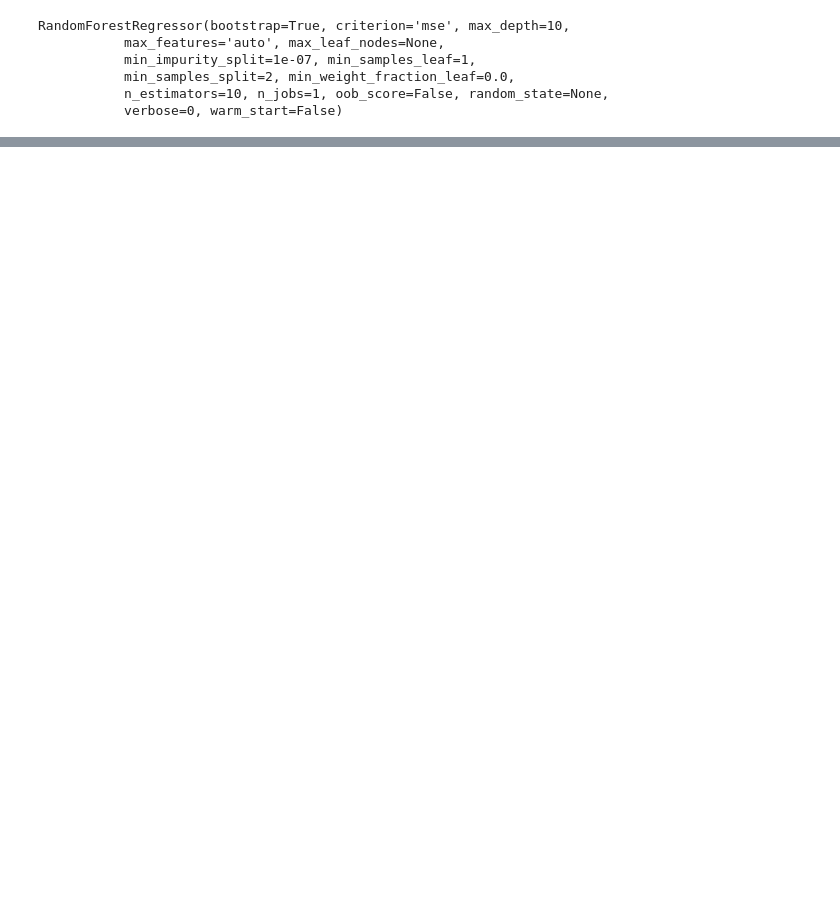
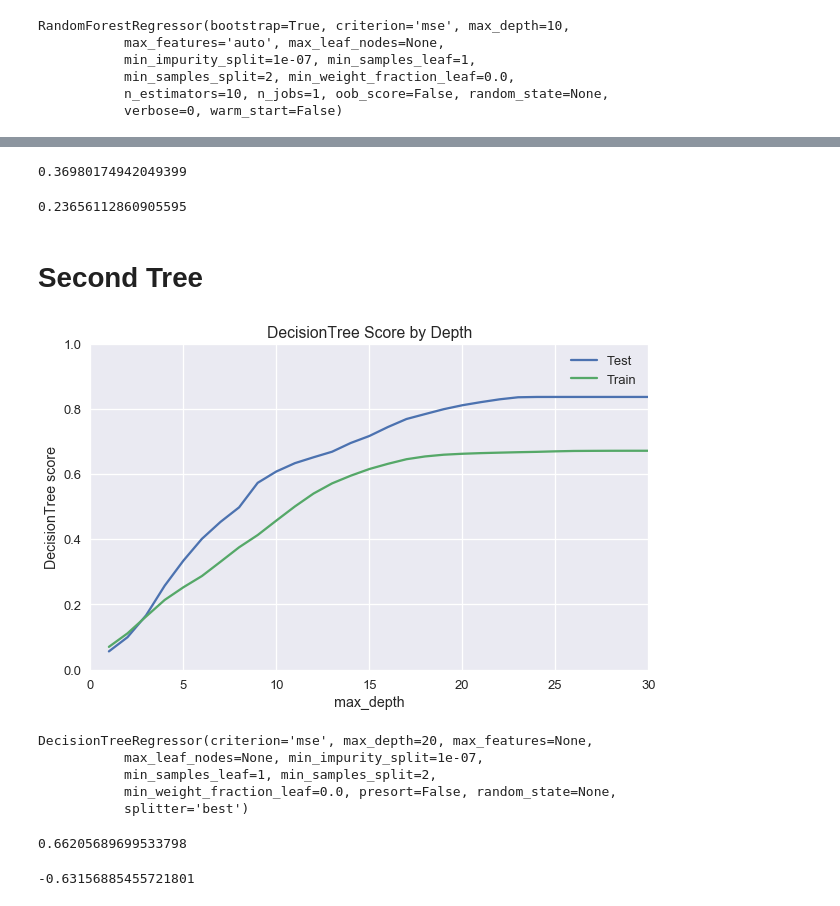
Before and after one commit to allanwdong/Infant-Mortality, a Jupyter notebook: Regression.ipynb, the cells around one changed output, grey strips where cells are left out. Saved outputs shown, nothing was run; the diff lists cells and outputs as text; code cells hidden in the pictures; blank space fills up the shorter version.

```diff
--- a/Regression.ipynb
+++ b/Regression.ipynb
@@ -591,0 +688,12 @@ Name: RandomForest, dtype: float64
+# %%
+df3_std1 = pd.concat([df3_std,
+                     df3_county,
+                     #df3_race,
+                     df3_gender,
+                     df3_year,
+                     df3_cty_industry,
+                     df3_cty_type], axis=1, join='inner')
+
+# df3_std1_filename = ref.Home + '/Final_df.csv'
+# df3_std1.to_csv(df3_std1_filename, index_label=False)
+df3_std1.shape
@@ -591,0 +702,8 @@ Name: RandomForest, dtype: float64
+# %%
+x_df3_full = df3_std1.drop('Death_ratio', axis=1)
+y_df3_full = df3_std1['Death_ratio']
+
+x_train_df3_full, x_test_df3_full, y_train_df3_full, y_test_df3_full = train_test_split(x_df3_full,
+                                                                                        y_df3_full,
+                                                                                        test_size=0.25,
+                                                                                        random_state=42)
@@ -591,0 +787,57 @@ Name: RandomForest, dtype: float64
+# %%
+ridge.score(df_x_df3_train_std, y_train_df3)
+# %% [output]
+0.36980174942049399
+# %%
+ridge.score(df_x_df3_test_std, y_test_df3)
+# %% [output]
+0.23656112860905595
+# %% [markdown]
+# Second Tree
+# %%
+dt_test_sc2 = []
+dt_train_sc2 = []
+
+for n in range(1,31):
+    DT_reg = DecisionTreeRegressor(max_depth=n)
+
+    train = DT_reg.fit(x_train_df3_full, y_train_df3_full).score(x_train_df3_full, y_train_df3_full)
+    dt_train_sc2.append(train)
+
+    test = DT_reg.fit(x_test_df3_full, y_test_df3_full).score(x_test_df3_full, y_test_df3_full)
+    dt_test_sc2.append(test)
+# %%
+plt.figure(figsize=(10,6))
+plt.ylim(0,1)
+plt.xlim(0,30)
+plt.legend()
+
+plt.plot(range(1,31), dt_test_sc2, label='Test')
+plt.plot(range(1,31), dt_train_sc2, label='Train')
+plt.title('DecisionTree Score by Depth')
+plt.legend()
+plt.xlabel('max_depth')
+plt.ylabel('DecisionTree score')
+plt.show()
+# %% [output]
+[figure, added]
+# %%
+DT2_1 = DecisionTreeRegressor(max_depth=2)
+DT2_2 = DecisionTreeRegressor(max_depth=20)
+
+DT2_1.fit(x_train_df3_full, y_train_df3_full)
+DT2_2.fit(x_train_df3_full, y_train_df3_full)
+# %% [output]
+DecisionTreeRegressor(criterion='mse', max_depth=20, max_features=None,
+           max_leaf_nodes=None, min_impurity_split=1e-07,
+           min_samples_leaf=1, min_samples_split=2,
+           min_weight_fraction_leaf=0.0, presort=False, random_state=None,
+           splitter='best')
+# %%
+DT2_2.score(x_train_df3_full, y_train_df3_full)
+# %% [output]
+0.66205689699533798
+# %%
+DT2_2.score(x_test_df3_full, y_test_df3_full)
+# %% [output]
+-0.63156885455721801
```
Also changed, not shown: parts of 65 cells of this notebook, 1 other file.
